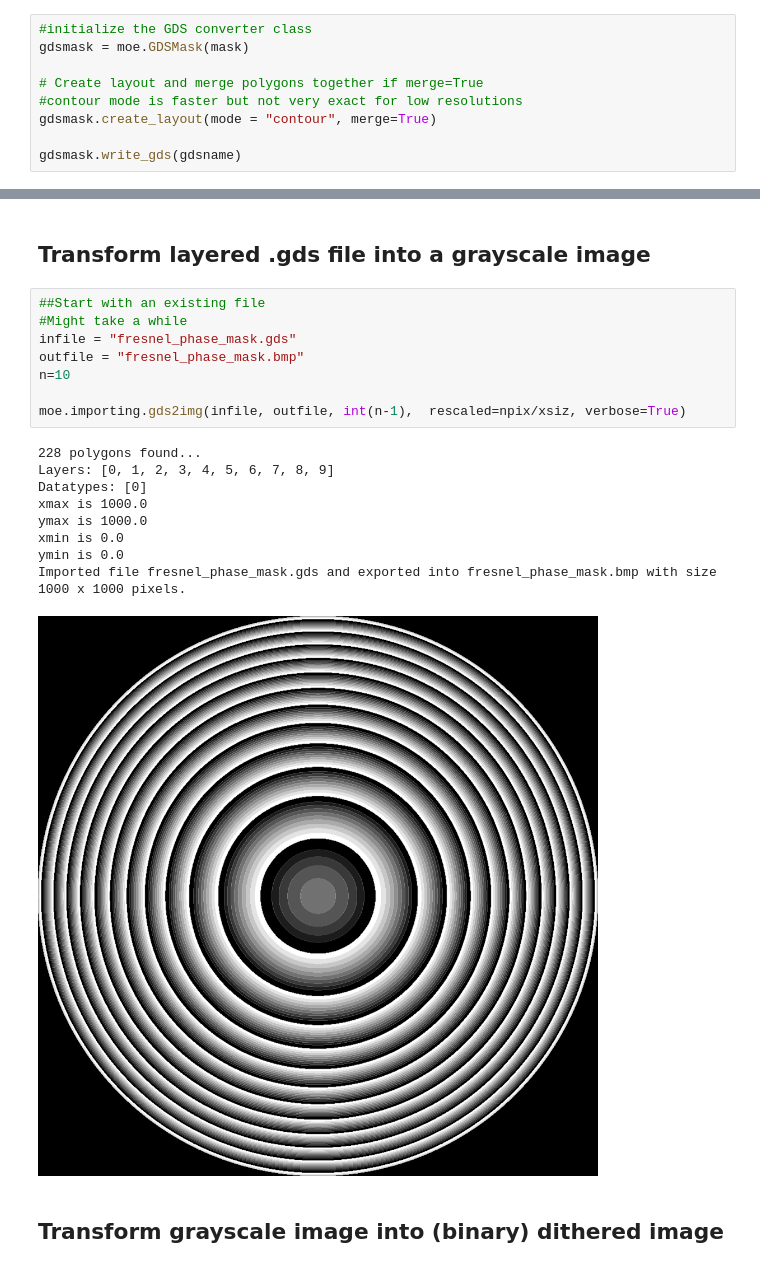
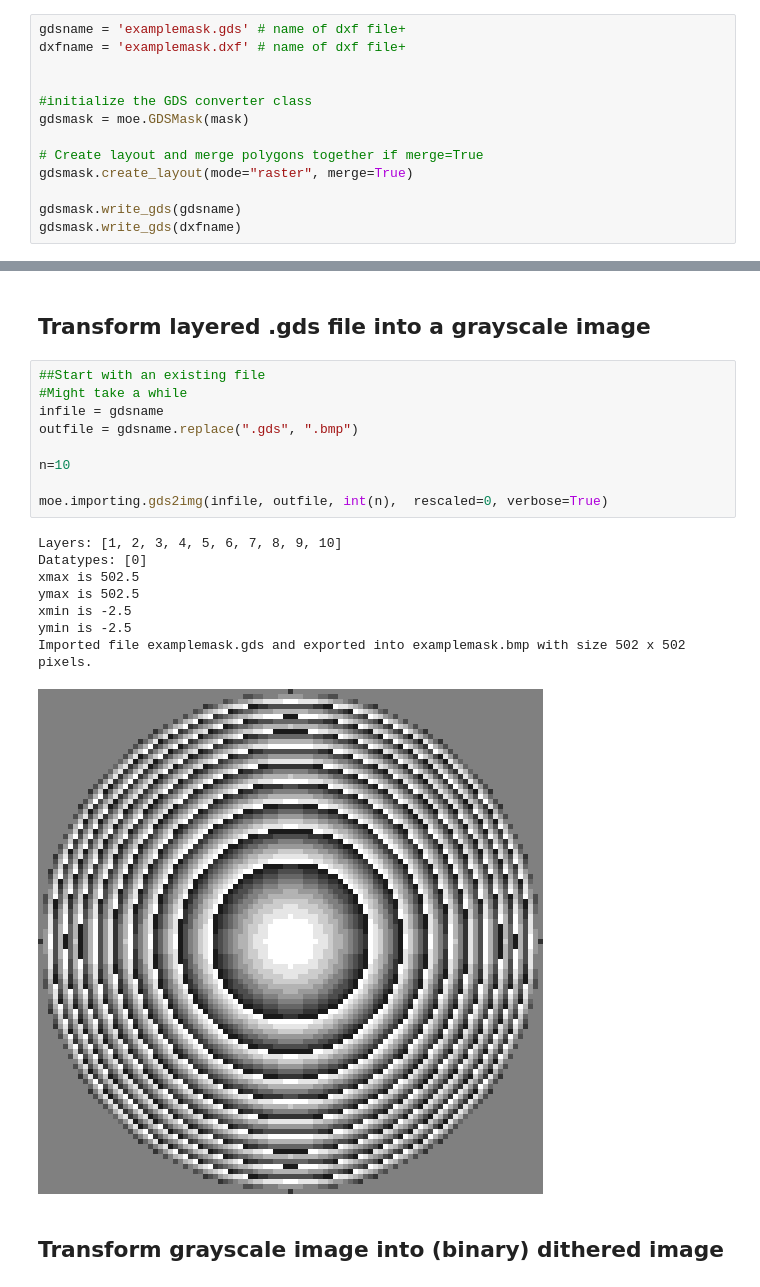
Before and after one commit to INLnano/pyMOE, a Jupyter notebook: docs/notebooks/Import_export.ipynb, the cells around one changed output, grey strips where cells are left out. Drawn from its saved outputs; the diff is of its cells as text.

```diff
--- a/docs/notebooks/Import_export.ipynb
+++ b/docs/notebooks/Import_export.ipynb
@@ -64,10 +92,14 @@ moe.plotting.plot_aperture(mask )
 # %%
+gdsname = 'examplemask.gds' # name of dxf file+
+dxfname = 'examplemask.dxf' # name of dxf file+
+
+
 #initialize the GDS converter class
 gdsmask = moe.GDSMask(mask)
 
 # Create layout and merge polygons together if merge=True
-#contour mode is faster but not very exact for low resolutions
-gdsmask.create_layout(mode = "contour", merge=True)
+gdsmask.create_layout(mode="raster", merge=True)
 
 gdsmask.write_gds(gdsname)
+gdsmask.write_gds(dxfname)
 # %% [output]
@@ -93,21 +182,21 @@ Saved fresnel_phase_mask.gds
 # %%
 ##Start with an existing file
 #Might take a while
-infile = "fresnel_phase_mask.gds"
-outfile = "fresnel_phase_mask.bmp"
+infile = gdsname
+outfile = gdsname.replace(".gds", ".bmp")
+
 n=10
 
-moe.importing.gds2img(infile, outfile, int(n-1),  rescaled=npix/xsiz, verbose=True)
+moe.importing.gds2img(infile, outfile, int(n),  rescaled=0, verbose=True)
 # %% [output]
-228 polygons found...
-Layers: [0, 1, 2, 3, 4, 5, 6, 7, 8, 9]
+Layers: [1, 2, 3, 4, 5, 6, 7, 8, 9, 10]
 Datatypes: [0]
-xmax is 1000.0
-ymax is 1000.0
-xmin is 0.0
-ymin is 0.0
-Imported file fresnel_phase_mask.gds and exported into fresnel_phase_mask.bmp with size 1000 x 1000 pixels.
+xmax is 502.5
+ymax is 502.5
+xmin is -2.5
+ymin is -2.5
+Imported file examplemask.gds and exported into examplemask.bmp with size 502 x 502 pixels.
-[figure, old version]
+[figure, new version]
 # %% [markdown]
 ## Transform grayscale image into (binary) dithered image
 # %%
```
Also changed, not shown: parts of 13 cells of this notebook, 12 other files.
